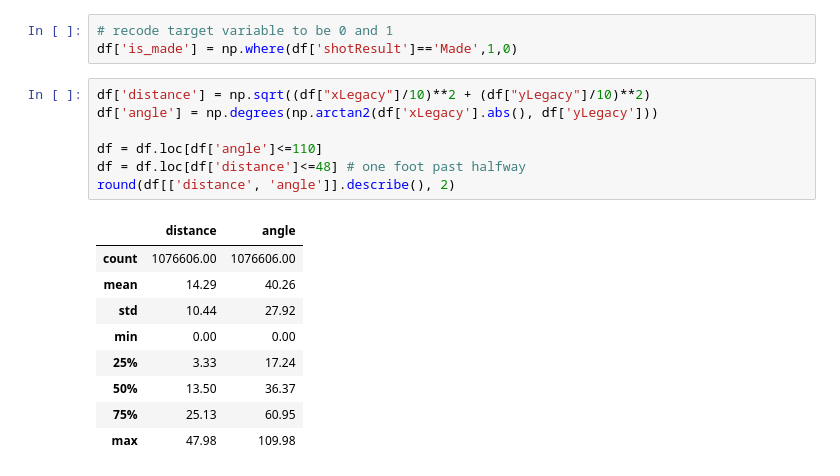
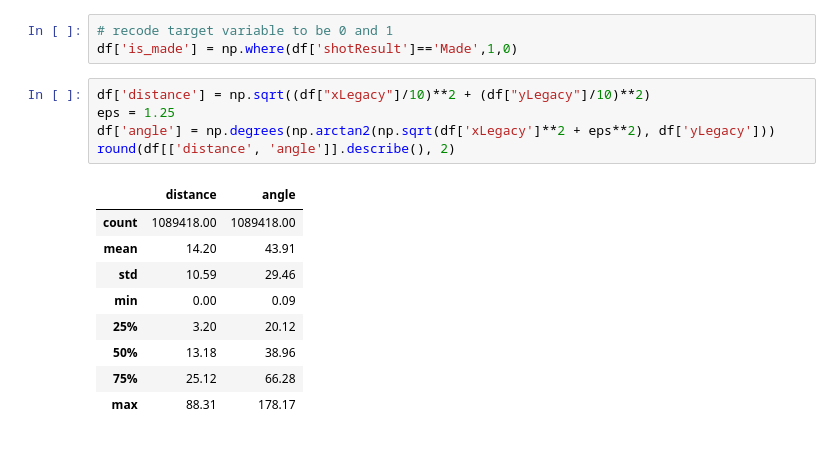
Before and after one commit to remmertjack/portfolio, a Jupyter notebook: bball_shotprobs/data/preprocess_shotprobs_data.ipynb, the cells around one changed output. Drawn from its saved outputs; the diff is of its cells as text.

```diff
--- a/bball_shotprobs/data/preprocess_shotprobs_data.ipynb
+++ b/bball_shotprobs/data/preprocess_shotprobs_data.ipynb
@@ -21,18 +84,16 @@ df.shape
 df['is_made'] = np.where(df['shotResult']=='Made',1,0)
 # %%
 df['distance'] = np.sqrt((df["xLegacy"]/10)**2 + (df["yLegacy"]/10)**2)
-df['angle'] = np.degrees(np.arctan2(df['xLegacy'].abs(), df['yLegacy']))
-
-df = df.loc[df['angle']<=110]
-df = df.loc[df['distance']<=48] # one foot past halfway
+eps = 1.25
+df['angle'] = np.degrees(np.arctan2(np.sqrt(df['xLegacy']**2 + eps**2), df['yLegacy']))
 round(df[['distance', 'angle']].describe(), 2)
 # %% [output]
 |  | distance | angle |
-| count | 1076606.00 | 1076606.00 |
-| mean | 14.29 | 40.26 |
-| std | 10.44 | 27.92 |
-| min | 0.00 | 0.00 |
-| 25% | 3.33 | 17.24 |
-| 50% | 13.50 | 36.37 |
-| 75% | 25.13 | 60.95 |
-| max | 47.98 | 109.98 |
+| count | 1089418.00 | 1089418.00 |
+| mean | 14.20 | 43.91 |
+| std | 10.59 | 29.46 |
+| min | 0.00 | 0.09 |
+| 25% | 3.20 | 20.12 |
+| 50% | 13.18 | 38.96 |
+| 75% | 25.12 | 66.28 |
+| max | 88.31 | 178.17 |
```
Also changed, not shown: parts of 30 cells of this notebook, 2 other files.
